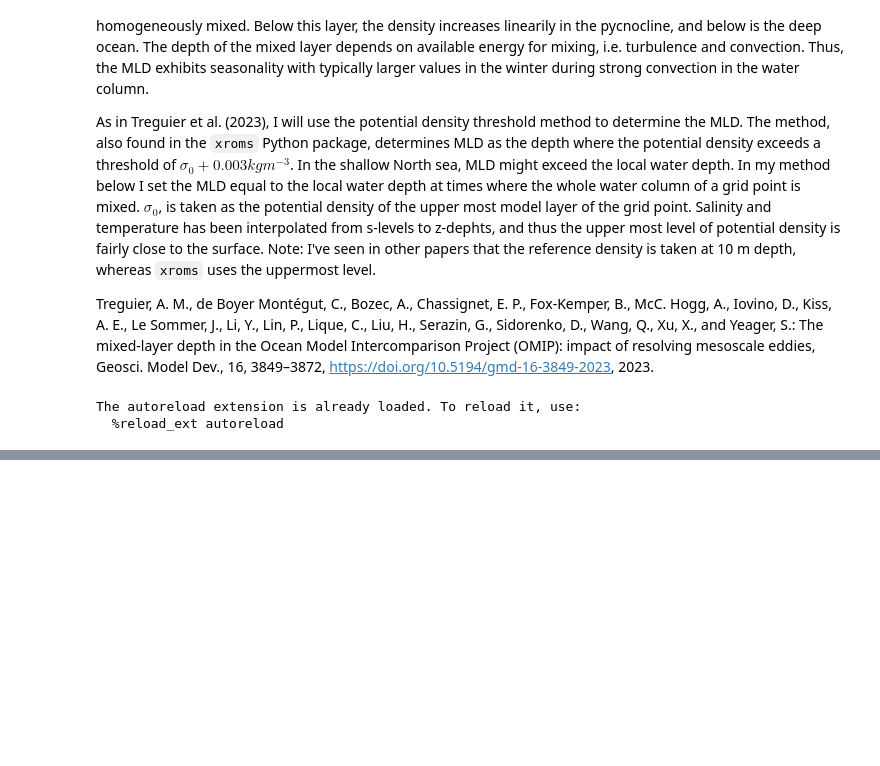
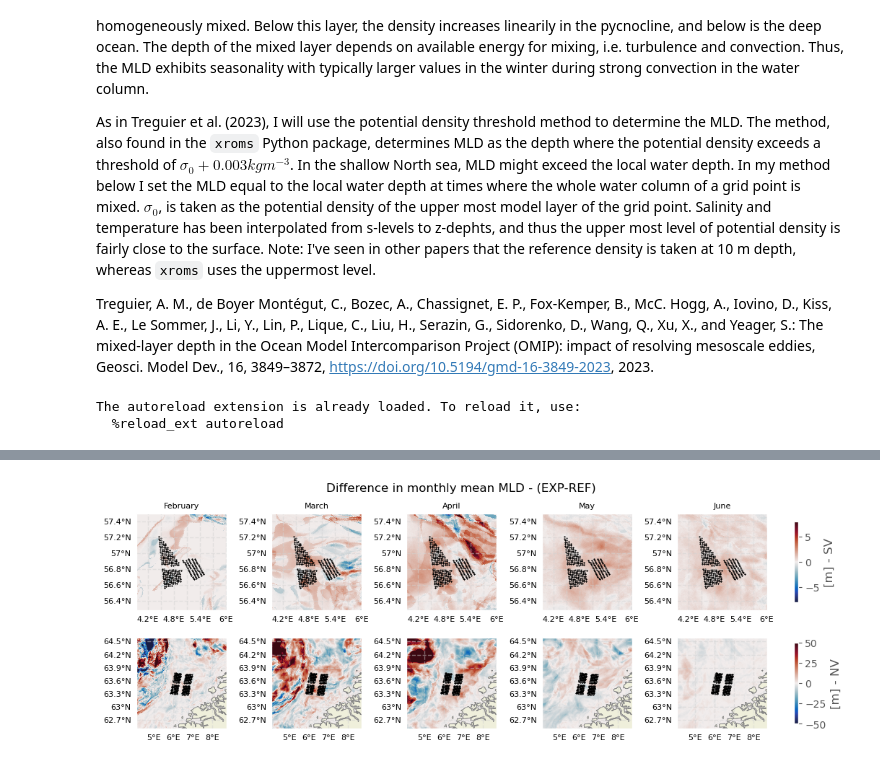
Before and after one commit to kjes4pres/MET_sommer25, a Jupyter notebook: Mixed_layer_depth/MLD.ipynb, the cells around one changed output, grey strips where cells are left out. Cells and saved outputs as stored; diff of their text form; code cells hidden in the pictures; blank space fills up the shorter version.

```diff
--- a/Mixed_layer_depth/MLD.ipynb
+++ b/Mixed_layer_depth/MLD.ipynb
@@ -175,0 +168,13 @@ mld_ds_5.mld.plot(ax=ax)
+# %%
+# MLD and potential dens at Sørvest-F - study area is 60R1x60R1 around wind farm.
+# Area lon/lat is the extent of the study area
+lon_NV, lat_NV, ref_NV = make_study_area(files_ref, grid, area_lon_NV, area_lat_NV, R1_june_NV)
+lon_NV, lat_NV, exp_NV = make_study_area(files_exp, grid, area_lon_NV, area_lat_NV, R1_june_NV)
+# %%
+# Monthly mean of MLD
+mmean_mld_ref_SV = ref_SV.mld.resample(ocean_time='1M').mean(dim='ocean_time')
+mmean_mld_exp_SV = exp_SV.mld.resample(ocean_time='1M').mean(dim='ocean_time')
+# %%
+# Monthly mean of MLD
+mmean_mld_ref_NV = ref_NV.mld.resample(ocean_time='1M').mean(dim='ocean_time')
+mmean_mld_exp_NV = exp_NV.mld.resample(ocean_time='1M').mean(dim='ocean_time')
@@ -175,0 +220,4 @@ mld_ds_5.mld.plot(ax=ax)
+# %%
+# Absolute difference between exp and ref
+mmean_mld_diff_SV = (mmean_mld_exp_SV - mmean_mld_ref_SV)
+mmean_mld_diff_NV = (mmean_mld_exp_NV - mmean_mld_ref_NV)
@@ -175,0 +277,71 @@ mld_ds_5.mld.plot(ax=ax)
+# %%
+proj = ccrs.Mercator()
+fig, ax = plt.subplots(2, 5, figsize=(12, 4), subplot_kw={'projection': proj})
+
+plt.subplots_adjust(wspace=0.5, hspace=0.2)
+
+cmap = 'cmo.balance'
+
+vmin_SV, vmax_SV = -8, 8
+vmin_NV, vmax_NV = -50, 50
+
+for i in range(5):
+    axs = ax[0, i]
+    axs.set_extent([lon_SV[0], lon_SV[1], lat_SV[0], lat_SV[1]])
+
+    for j in range(len(sorvest_F.coordinates)):
+        axs.plot(sorvest_F.coordinates[j][0], sorvest_F.coordinates[j][1],
+                 transform=ccrs.PlateCarree(), color='black', marker='*', markersize=1)
+
+    gl = axs.gridlines(crs=ccrs.PlateCarree(), draw_labels=True, linewidth=1,
+                       color='lightgray', alpha=0.5, linestyle='--')
+    gl.top_labels = False
+    gl.right_labels = False
+    gl.xformatter = LONGITUDE_FORMATTER
+    gl.yformatter = LATITUDE_FORMATTER
+    gl.xlabel_style = {'fontsize': 8}
+    gl.ylabel_style = {'fontsize': 8}
+
+    plot = axs.pcolormesh(ref_SV.lon_rho, ref_SV.lat_rho, mmean_mld_diff_SV[i, :, :],
+                          transform=ccrs.PlateCarree(), cmap=cmap,
+                          vmin=vmin_SV, vmax=vmax_SV)
+    axs.set_title(['February', 'March', 'April', 'May', 'June'][i], fontsize=8)
+
+cbar_row1 = fig.colorbar(plot, ax=ax[0], orientation='vertical', shrink=0.8, fraction=0.02, pad=0.04)
+cbar_row1.set_label('[m] - SV')
+
+for i in range(5):
+    axs = ax[1, i]
+    axs.set_extent([lon_NV[0], lon_NV[1], lat_NV[0], lat_NV[1]])
+
+    for j in range(len(nordvest_C.coordinates)):
+        axs.plot(nordvest_C.coordinates[j][0], nordvest_C.coordinates[j][1],
+                 transform=ccrs.PlateCarree(), color='black', marker='*', markersize=1)
+
+    gl = axs.gridlines(crs=ccrs.PlateCarree(), draw_labels=True, linewidth=1,
+                       color='lightgray', alpha=0.5, linestyle='--')
+    gl.top_labels = False
+    gl.right_labels = False
+    gl.xformatter = LONGITUDE_FORMATTER
+    gl.yformatter = LATITUDE_FORMATTER
+    gl.xlabel_style = {'fontsize': 8}
+    gl.ylabel_style = {'fontsize': 8}
+
+    plot = axs.pcolormesh(ref_NV.lon_rho, ref_NV.lat_rho, mmean_mld_diff_NV[i, :, :],
+                          transform=ccrs.PlateCarree(), cmap=cmap,
+                          vmin=vmin_NV, vmax=vmax_NV)
+    #axs.set_title(['February', 'March', 'April', 'May', 'June'][i], fontsize=8)
+
+cbar_row2 = fig.colorbar(plot, ax=ax[1], orientation='vertical', shrink=0.8, fraction=0.02, pad=0.04)
+cbar_row2.set_label('[m] - NV')
+
+# Adding land, coastline, and borders
+land = cfeature.NaturalEarthFeature(category='physical', name='land', scale='10m', edgecolor='gray', facecolor=cfeature.COLORS['land'])
+coastline = cfeature.NaturalEarthFeature(category='physical', name='coastline', scale='10m', edgecolor='gray', facecolor='none')
+
+for axs in ax.flatten():
+    axs.add_feature(land)
+    axs.add_feature(coastline)
+
+fig.suptitle('Difference in monthly mean MLD - (EXP-REF)')
+# %% [output]
@@ -175,0 +349 @@ mld_ds_5.mld.plot(ax=ax)
+[figure, added]
```
Also changed, not shown: parts of 45 cells of this notebook.
